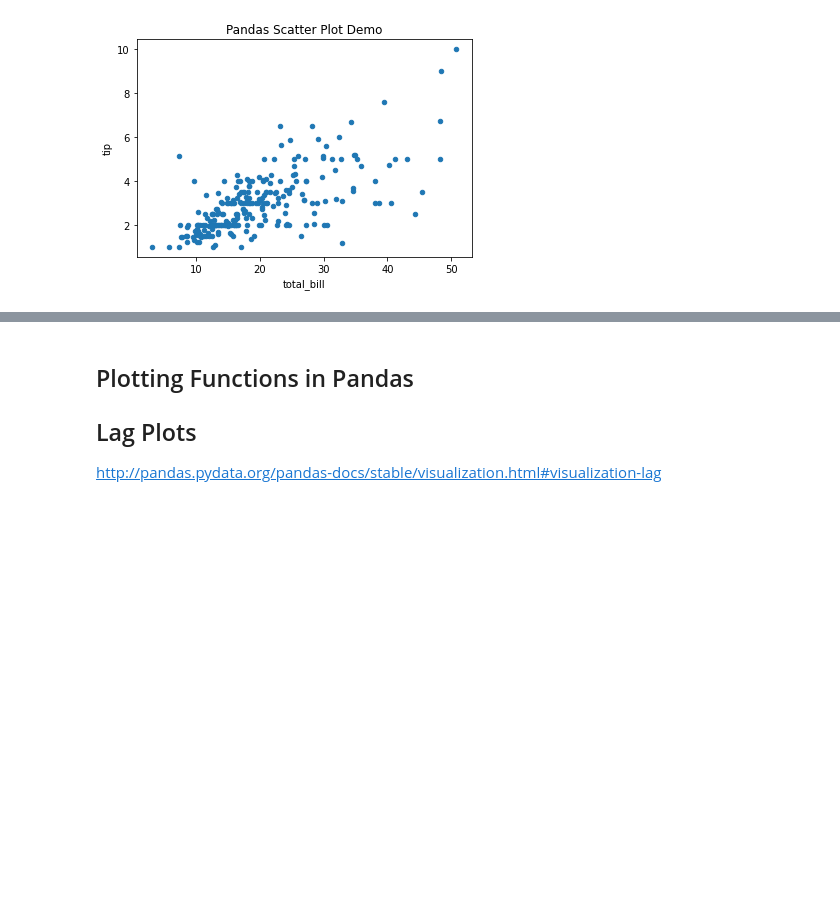
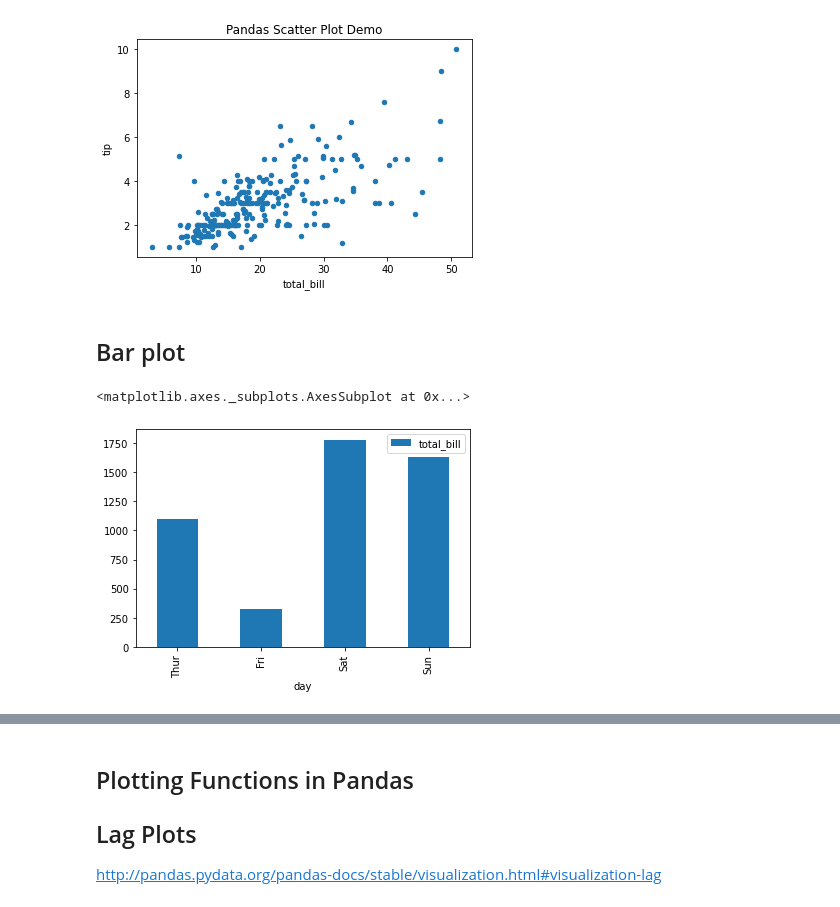
Before and after one commit to jaspajjr/pick-n-mix-python-data-analysis, a Jupyter notebook: pandas-plotting.ipynb, the cells around one changed output, grey strips where cells are left out. Saved outputs shown, nothing was run; the diff lists cells and outputs as text; code cells hidden in the pictures; blank space fills up the shorter version.

Commit message:
Added basic plotting notebook.

```diff
--- a/pandas-plotting.ipynb
+++ b/pandas-plotting.ipynb
@@ -39,3 +41,10 @@ None
 df.plot(x='total_bill', y='tip', kind='scatter', title='Pandas Scatter Plot Demo');
 # %% [output]
 [figure]
+# %% [markdown]
+## Bar plot
+# %%
+df.groupby('day').agg('sum').reset_index().plot(x='day', y='total_bill', kind='bar')
+# %% [output]
+<matplotlib.axes._subplots.AxesSubplot at 0x...>
+[figure, added]
```
Also changed, not shown: parts of 5 cells of this notebook.
